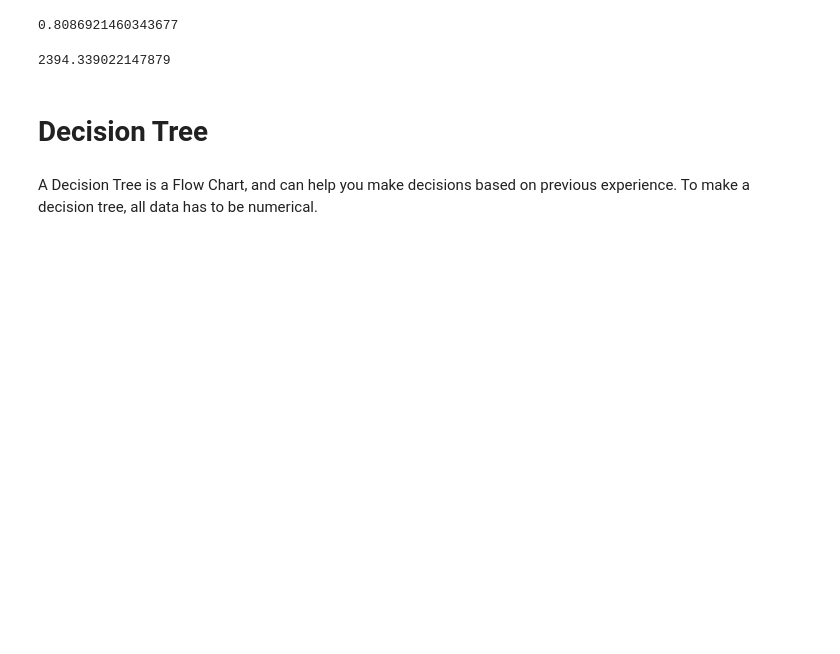
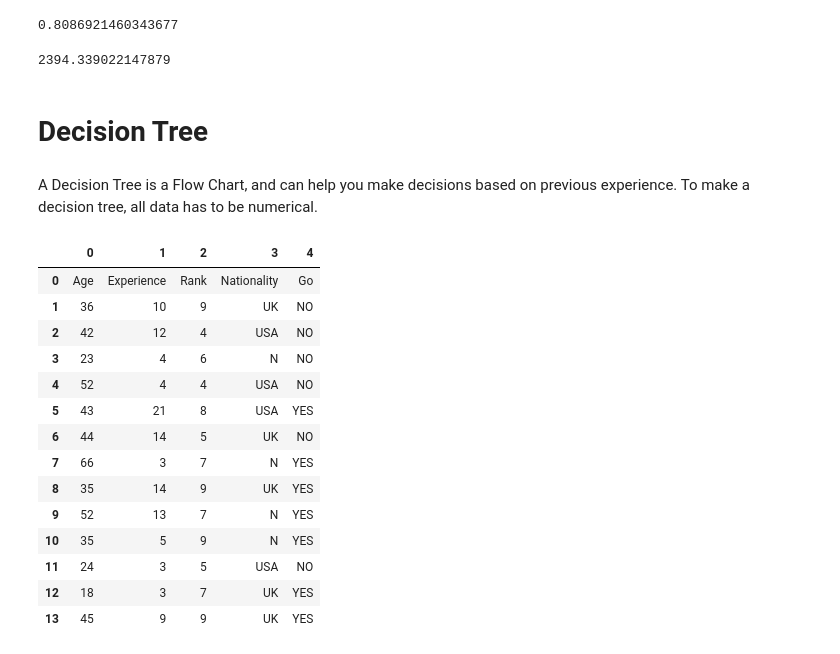
Before and after one commit to pradhan-asish/Machine_Learning, a Jupyter notebook: Baisc_Concepts.ipynb, the cells around one changed output. Saved outputs shown, nothing was run; the diff lists cells and outputs as text; code cells hidden in the pictures; blank space fills up the shorter version.

Commit message:
table loaded

```diff
--- a/Baisc_Concepts.ipynb
+++ b/Baisc_Concepts.ipynb
@@ -656,3 +656,25 @@ print(mymodel(8))
 # %% [markdown]
 A Decision Tree is a Flow Chart, and can help you make decisions based on previous experience.
 To make a decision tree, all data has to be numerical.
+# %%
+import pandas as pd
+import numpy
+df = pd.read_html('https://www.w3schools.com/python/python_ml_decision_tree.asp')
+# %%
+df[0]
+# %% [output]
+|  | 0 | 1 | 2 | 3 | 4 |
+| 0 | Age | Experience | Rank | Nationality | Go |
+| 1 | 36 | 10 | 9 | UK | NO |
+| 2 | 42 | 12 | 4 | USA | NO |
+| 3 | 23 | 4 | 6 | N | NO |
+| 4 | 52 | 4 | 4 | USA | NO |
+| 5 | 43 | 21 | 8 | USA | YES |
+| 6 | 44 | 14 | 5 | UK | NO |
+| 7 | 66 | 3 | 7 | N | YES |
+| 8 | 35 | 14 | 9 | UK | YES |
+| 9 | 52 | 13 | 7 | N | YES |
+| 10 | 35 | 5 | 9 | N | YES |
+| 11 | 24 | 3 | 5 | USA | NO |
+| 12 | 18 | 3 | 7 | UK | YES |
+| 13 | 45 | 9 | 9 | UK | YES |
```
